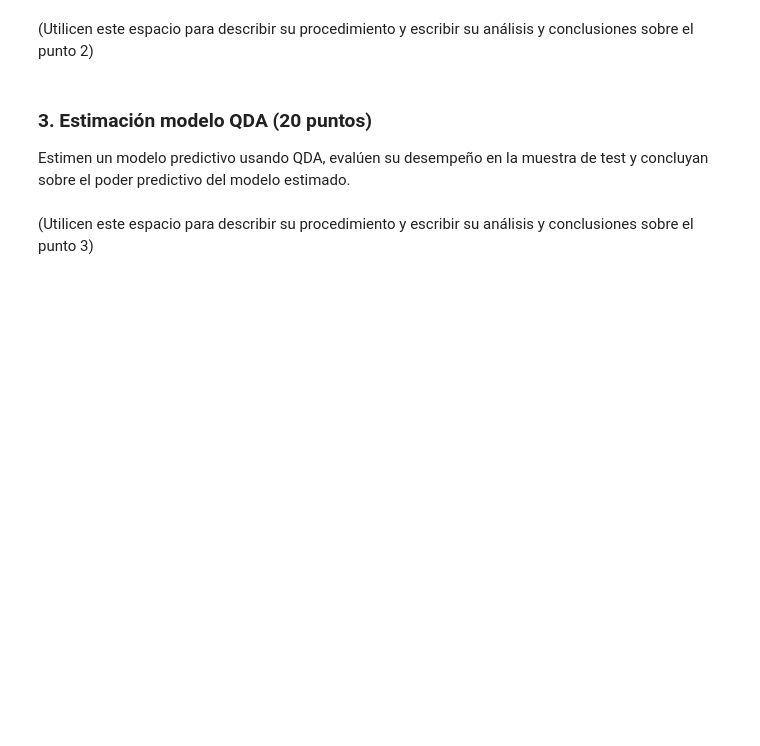
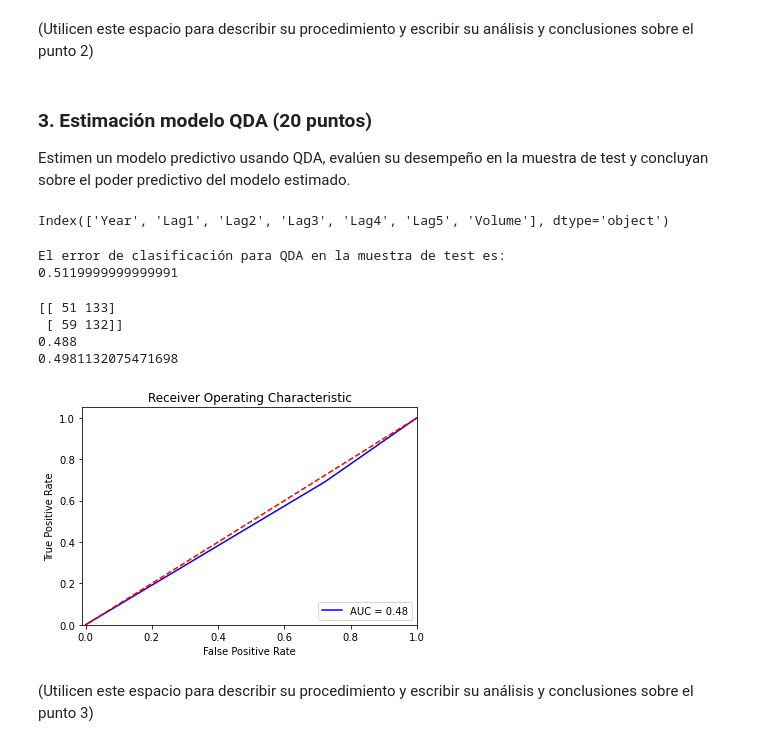
Before and after one commit to paulguz261/MIAD_20231_intro_machine_learning_grupal, a Jupyter notebook: week3/Caso implementación de modelos de clasificación lineales.ipynb, the cells around one changed output. Drawn from its saved outputs; the diff is of its cells as text; code cells hidden in the pictures; blank space fills up the shorter version.

```diff
--- a/week3/Caso implementación de modelos de clasificación lineales.ipynb
+++ b/week3/Caso implementación de modelos de clasificación lineales.ipynb
@@ -65,3 +220,63 @@ Estimen un modelo predictivo usando QDA, evalúen su desempeño en la muestra de
+# %%
+XTrain.columns
+# %% [output]
+Index(['Year', 'Lag1', 'Lag2', 'Lag3', 'Lag4', 'Lag5', 'Volume'], dtype='object')
+# %%
+#### Utilicen este espacio para escribir los códigos del procedimiento del punto 3 ####
+
+
+#para este modelo en particular no se tendra en cuenta la variable year ya que no tiene una distribucion normal y sus valores son mas discretos que continuos para el volumen de datos
+
+XTrainQDA = XTrain.drop(columns=["Year"])
+XTestQDA = XTest.drop(columns=["Year"])
+
+
+clfQDA = QuadraticDiscriminantAnalysis()
+clfQDA.fit(XTrainQDA, yTrain)
+
+prediccionesQDA=clfQDA.predict(XTestQDA)
+prediccionesProbQDA=clfQDA.predict_proba(XTestQDA)
+
+errorQDA=0
+for i in range(0,len(yTest)):
+    if(yTest.iloc[i]!=prediccionesQDA[i]):
+        errorQDA+=1/len(yTest)
+
+print('El error de clasificación para QDA en la muestra de test es:')
+print(errorQDA)
+# %% [output]
+El error de clasificación para QDA en la muestra de test es:
+0.5119999999999991
+# %%
+from sklearn.metrics import accuracy_score
+from sklearn.metrics import precision_score
+from sklearn.metrics import confusion_matrix
+from sklearn.metrics import roc_curve
+
+print(confusion_matrix(y_true=yTest, y_pred=prediccionesQDA))
+accuracyLDA=accuracy_score(y_true=yTest, y_pred=prediccionesQDA)
+print(accuracyLDA)
+precisionRegLog= precision_score(y_true=yTest.values, y_pred=prediccionesQDA, pos_label = "Up")
+print(precisionRegLog)
+# %% [output]
+[[ 51 133]
+ [ 59 132]]
+0.488
+0.4981132075471698
+# %%
+fpr, tpr, thresholds = roc_curve((yTest == "Up").astype(int), (prediccionesQDA == "Up").astype(int))
+AUCRegLog=metrics.auc(fpr, tpr)
+plt.title('Receiver Operating Characteristic')
+plt.plot(fpr, tpr, 'b', label = 'AUC = %0.2f' % AUCRegLog)
+plt.legend(loc = 'lower right')
+plt.plot([0, 1], [0, 1],'r--')
+plt.xlim([-0.01, 1])
+plt.ylim([0, 1.05])
+plt.ylabel('True Positive Rate')
+plt.xlabel('False Positive Rate')
+plt.show()
+# %% [output]
+[figure, added]
 # %% [markdown]
 (Utilicen este espacio para describir su procedimiento y escribir su análisis y conclusiones sobre el punto 3)
 # %% [markdown]
```
Also changed, not shown: parts of 16 cells of this notebook, 1 other file.
